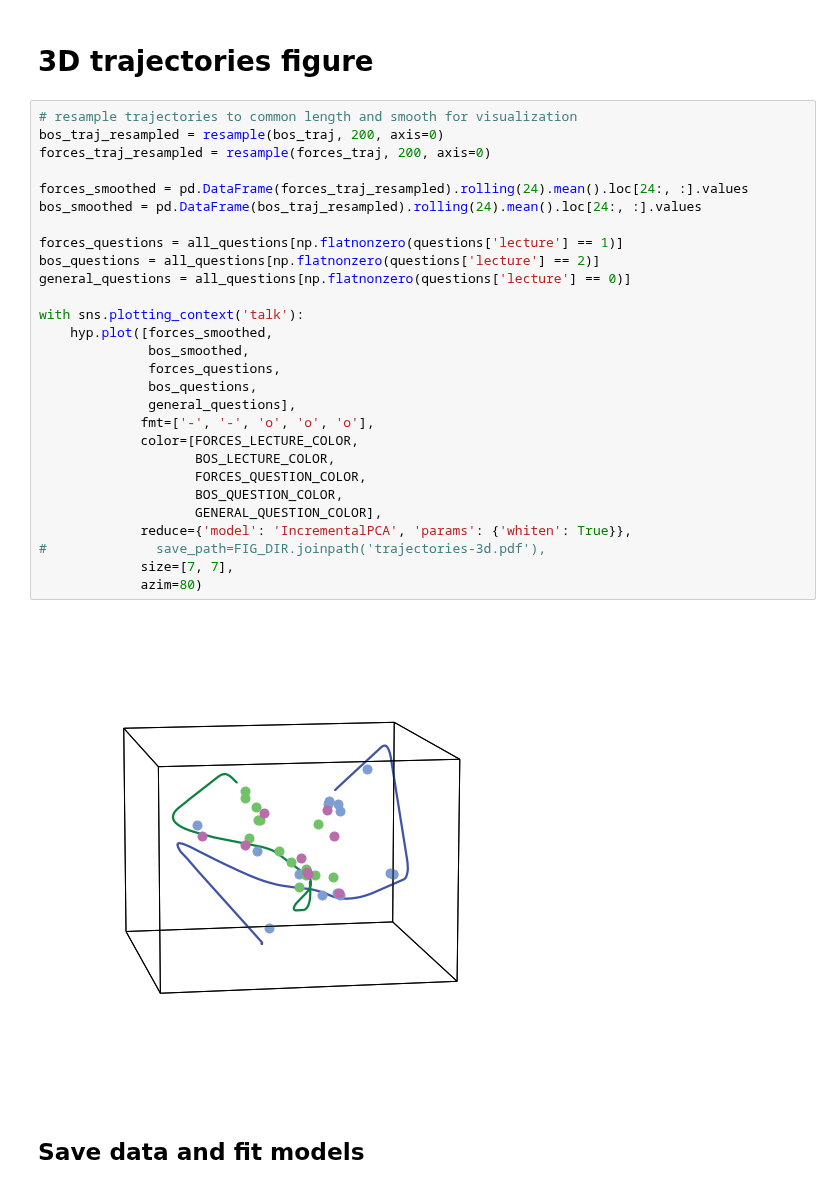
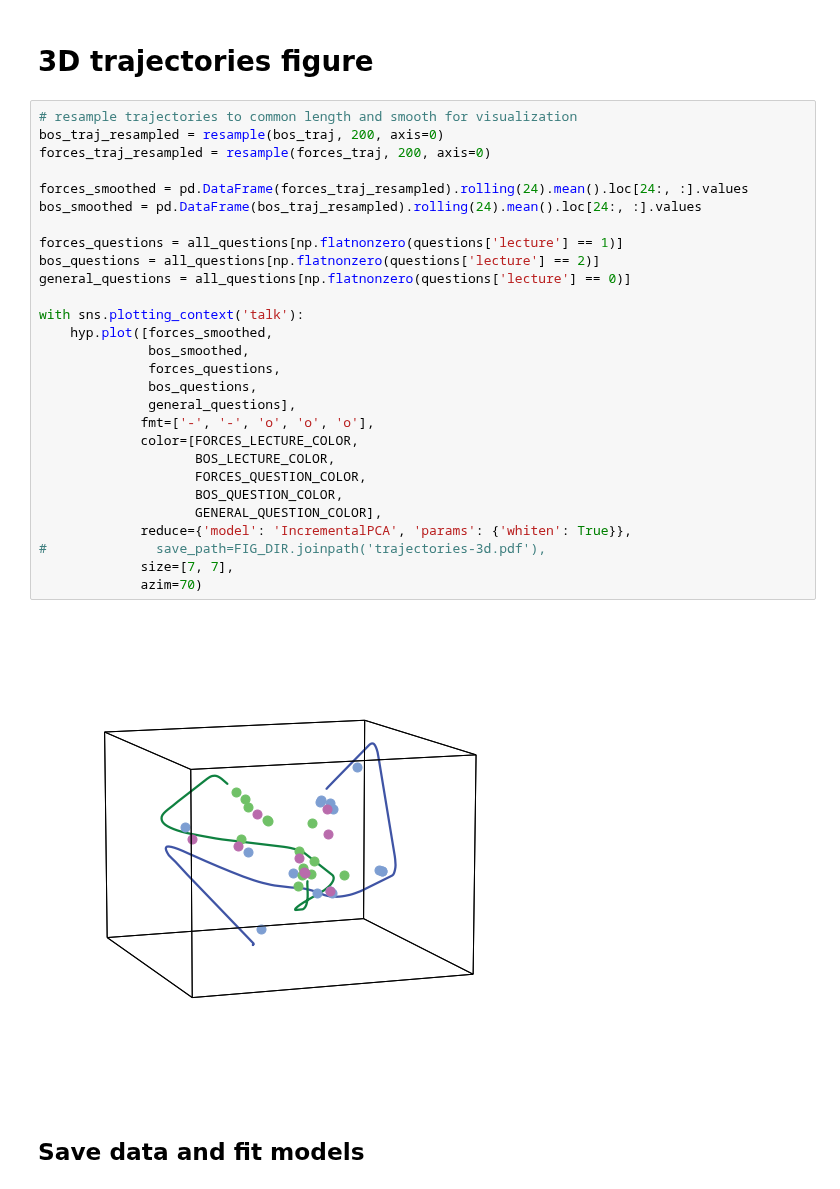
Before and after one commit to ContextLab/efficient-learning-khan, a Jupyter notebook: code/notebooks/1_model-course-content.ipynb, the cells around one changed output. Saved outputs shown, nothing was run; the diff lists cells and outputs as text.

Commit message:
adjust azim to 70 to make room for axes key

```diff
--- a/code/notebooks/1_model-course-content.ipynb
+++ b/code/notebooks/1_model-course-content.ipynb
@@ -395,33 +395,33 @@ with sns.axes_style('ticks'), sns.plotting_context('talk'):
 # %%
 # resample trajectories to common length and smooth for visualization
 bos_traj_resampled = resample(bos_traj, 200, axis=0)
 forces_traj_resampled = resample(forces_traj, 200, axis=0)
 
 forces_smoothed = pd.DataFrame(forces_traj_resampled).rolling(24).mean().loc[24:, :].values
 bos_smoothed = pd.DataFrame(bos_traj_resampled).rolling(24).mean().loc[24:, :].values
 
 forces_questions = all_questions[np.flatnonzero(questions['lecture'] == 1)]
 bos_questions = all_questions[np.flatnonzero(questions['lecture'] == 2)]
 general_questions = all_questions[np.flatnonzero(questions['lecture'] == 0)]
 
 with sns.plotting_context('talk'):
     hyp.plot([forces_smoothed,
               bos_smoothed,
               forces_questions,
               bos_questions,
               general_questions],
              fmt=['-', '-', 'o', 'o', 'o'],
              color=[FORCES_LECTURE_COLOR,
                     BOS_LECTURE_COLOR,
                     FORCES_QUESTION_COLOR,
                     BOS_QUESTION_COLOR,
                     GENERAL_QUESTION_COLOR],
              reduce={'model': 'IncrementalPCA', 'params': {'whiten': True}},
 #              save_path=FIG_DIR.joinpath('trajectories-3d.pdf'),
              size=[7, 7],
-             azim=80)
+             azim=70)
 # %% [output]
-[figure, old version]
+[figure, new version]
 # %% [markdown]
 ## Save data and fit models
 # %%
```
Also changed, not shown: 1 other file.
